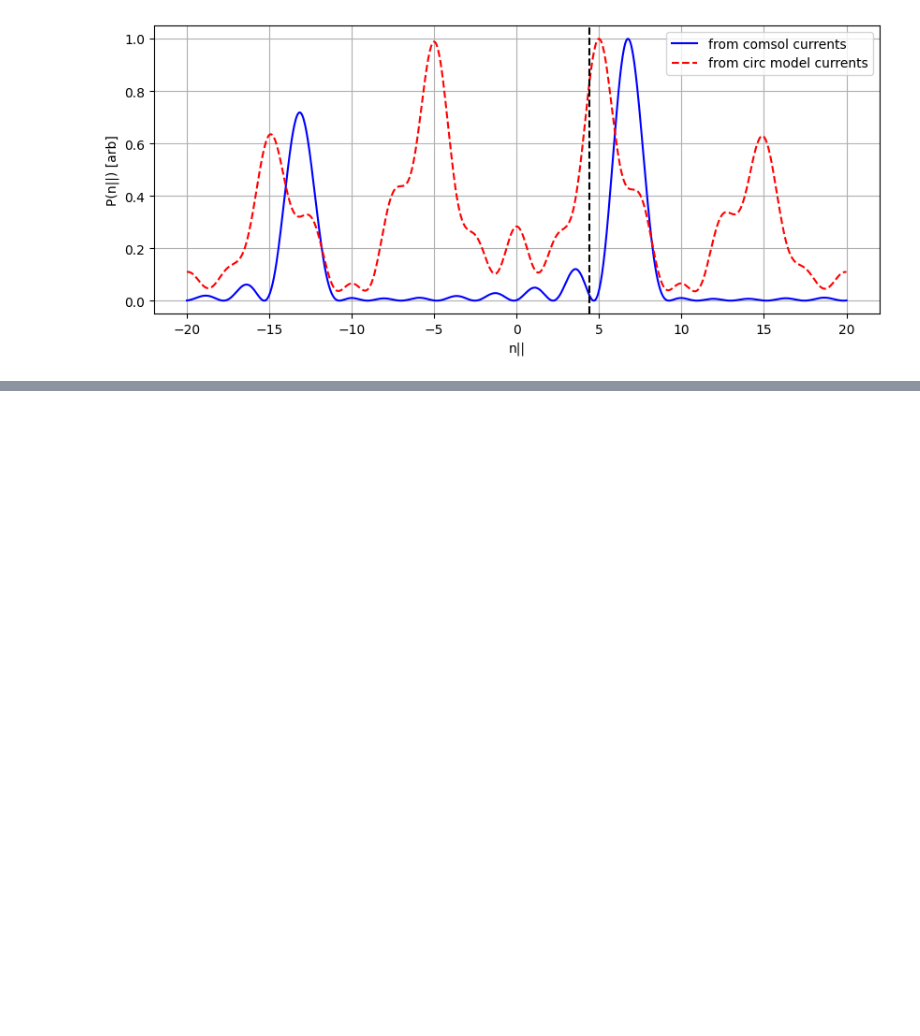
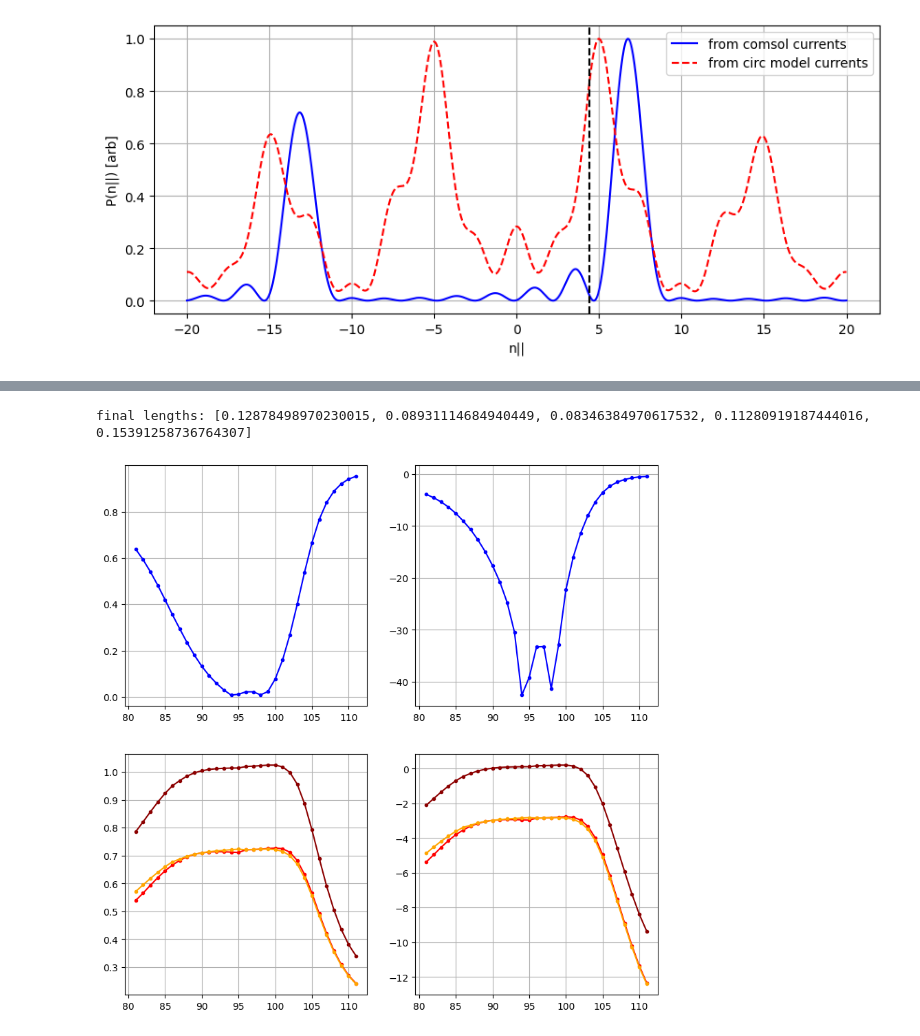
Before and after one commit to vandelij/TWA_circuit, a Jupyter notebook: longer_caps_CF_testing.ipynb, the cells around one changed output, grey strips where cells are left out. Cells and saved outputs as stored; diff of their text form; code cells hidden in the pictures; blank space fills up the shorter version.

```diff
--- a/longer_caps_CF_testing.ipynb
+++ b/longer_caps_CF_testing.ipynb
@@ -549,0 +583,56 @@ wstrap:  0.08
+# %%
+lengths_found = res.x.tolist()
+#lengths_found = [0.1289090871537399, 0.1120736062752666, 0.125719368082663, 0.08986244957445322, 0.10298948480135928]
+# low zero, terrible reflections [0.12876049654923688, 0.09515033826794814, 0.08941864328597232, 0.08651663399900549, 0.10821744956900059]
+# pretty good [0.12878498970230015, 0.08931114684940449, 0.08346384970617532, 0.11280919187444016, 0.15391258736764307]
+print('final lengths:',lengths_found)
+full_net_optimized = myrfTWA.get_fullant_given_lengths_from_internal_datatable(lengths_found.copy(), symetric_mode=True) #TODO: make true
+
+S11_array = np.zeros_like(myrfTWA.freqs_for_fullant, dtype='complex')
+S21_array = np.zeros_like(myrfTWA.freqs_for_fullant, dtype='complex')
+S31_array = np.zeros_like(myrfTWA.freqs_for_fullant, dtype='complex')
+
+for i in range(S11_array.shape[0]):
+    S11, S21, S31 = myrfTWA.get_full_TWA_network_S11_S21(fullnet=full_net_optimized, f=myrfTWA.freqs_for_fullant[i])
+    S11_array[i] = S11
+    S21_array[i] = S21
+    S31_array[i] = S31
+
+S11_mag_array = np.zeros_like(S11_array)
+S11_db_array = np.zeros_like(S11_array)
+
+S21_mag_array = np.zeros_like(S11_array)
+S21_db_array = np.zeros_like(S11_array)
+
+S31_mag_array = np.zeros_like(S11_array)
+S31_db_array = np.zeros_like(S11_array)
+
+
+for i in range(S11_array.shape[0]):
+    S11_mag_array[i] = np.abs(S11_array[i])
+    S11_db_array[i] = 20*np.log10(S11_mag_array[i])
+    S21_mag_array[i] = np.abs(S21_array[i])
+    S21_db_array[i] = 20*np.log10(S21_mag_array[i])
+    S31_mag_array[i] = np.abs(S31_array[i])
+    S31_db_array[i] = 20*np.log10(S31_mag_array[i])
+
+fig, ax = plt.subplots(2,2,figsize=(10,10))
+
+Strans_mag = np.sqrt(S31_mag_array**2 + S21_mag_array**2)
+Strans_db = 20*np.log10(Strans_mag)
+
+ax[0,0].plot(myrfTWA.freqs_for_fullant, S11_mag_array, marker='.', color='blue')
+ax[0,1].plot(myrfTWA.freqs_for_fullant, S11_db_array, marker='.', color='blue')
+ax[0,0].grid()
+ax[0,1].grid()
+ax[1,0].plot(myrfTWA.freqs_for_fullant, S21_mag_array, marker='.', color='red')
+ax[1,1].plot(myrfTWA.freqs_for_fullant, S21_db_array, marker='.', color='red')
+ax[1,0].plot(myrfTWA.freqs_for_fullant, S31_mag_array, marker='.', color='orange')
+ax[1,1].plot(myrfTWA.freqs_for_fullant, S31_db_array, marker='.', color='orange')
+ax[1,0].plot(myrfTWA.freqs_for_fullant, Strans_mag, marker='.', color='darkred')
+ax[1,1].plot(myrfTWA.freqs_for_fullant, Strans_db, marker='.', color='darkred')
+ax[1,0].grid()
+ax[1,1].grid()
+# %% [output]
+final lengths: [0.12878498970230015, 0.08931114684940449, 0.08346384970617532, 0.11280919187444016, 0.15391258736764307]
+[figure, added]
```
Also changed, not shown: parts of 10 cells of this notebook, 1 other file.
